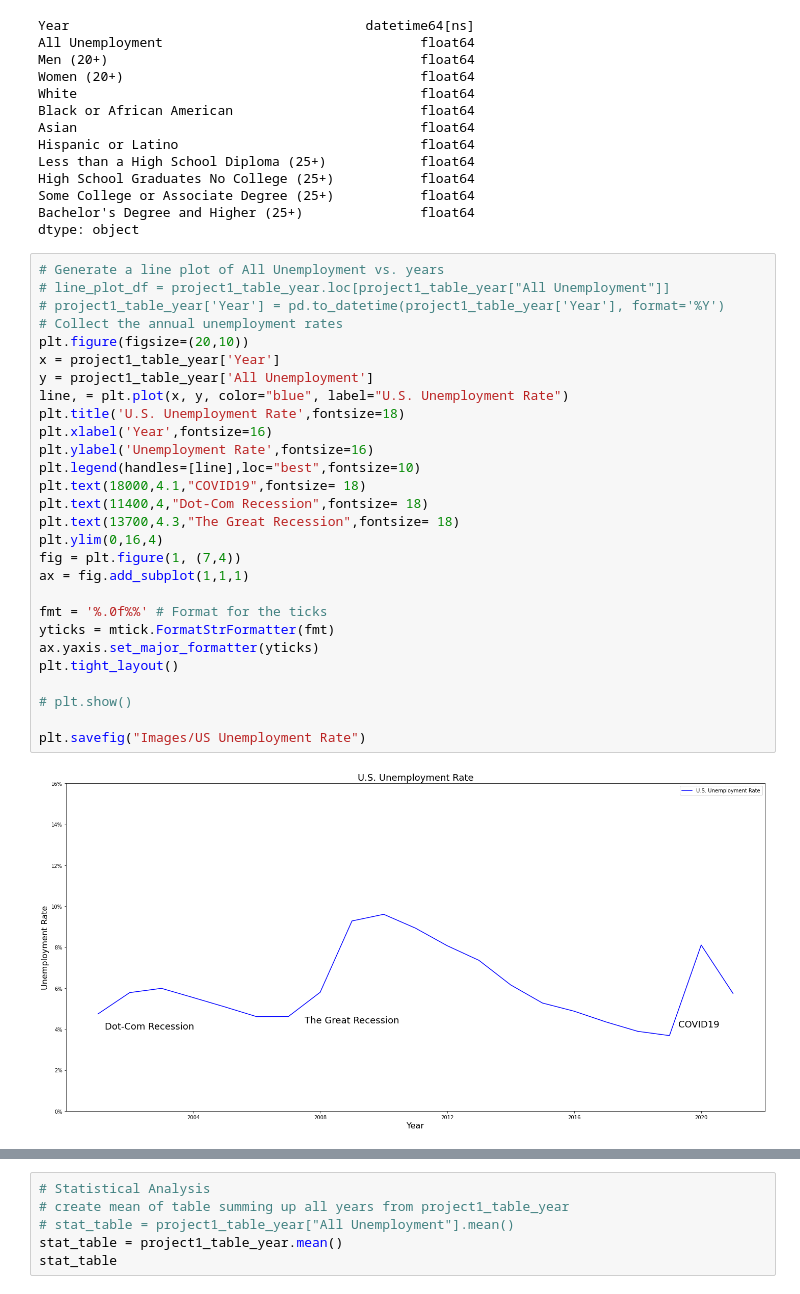
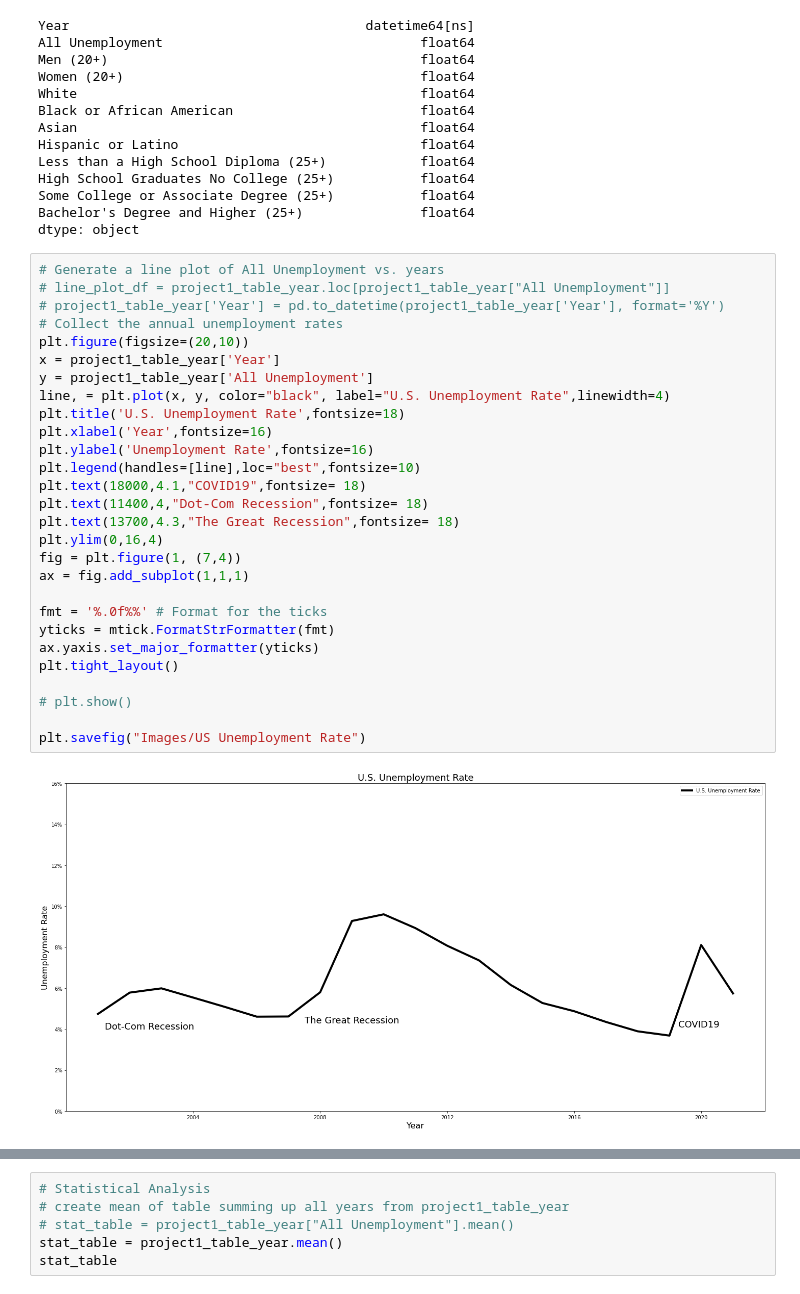
Before and after one commit to EpohDespair/Project-1, a Jupyter notebook: project1.ipynb, the cells around one changed output, grey strips where cells are left out. Drawn from its saved outputs; the diff is of its cells as text.

```diff
--- a/project1.ipynb
+++ b/project1.ipynb
@@ -94,33 +94,33 @@ dtype: object
 # %%
 # Generate a line plot of All Unemployment vs. years
 # line_plot_df = project1_table_year.loc[project1_table_year["All Unemployment"]]
 # project1_table_year['Year'] = pd.to_datetime(project1_table_year['Year'], format='%Y')
 # Collect the annual unemployment rates
 plt.figure(figsize=(20,10))
 x = project1_table_year['Year']
 y = project1_table_year['All Unemployment']
-line, = plt.plot(x, y, color="blue", label="U.S. Unemployment Rate")
+line, = plt.plot(x, y, color="black", label="U.S. Unemployment Rate",linewidth=4)
 plt.title('U.S. Unemployment Rate',fontsize=18)
 plt.xlabel('Year',fontsize=16)
 plt.ylabel('Unemployment Rate',fontsize=16)
 plt.legend(handles=[line],loc="best",fontsize=10)
 plt.text(18000,4.1,"COVID19",fontsize= 18)
 plt.text(11400,4,"Dot-Com Recession",fontsize= 18)
 plt.text(13700,4.3,"The Great Recession",fontsize= 18)
 plt.ylim(0,16,4)
 fig = plt.figure(1, (7,4))
 ax = fig.add_subplot(1,1,1)
 
 fmt = '%.0f%%' # Format for the ticks
 yticks = mtick.FormatStrFormatter(fmt)
 ax.yaxis.set_major_formatter(yticks)
 plt.tight_layout()
 
 # plt.show()
 
 plt.savefig("Images/US Unemployment Rate")
 # %% [output]
-[figure, old version]
+[figure, new version]
 # %%
 
 plt.figure(figsize=(20,10))
```
Also changed, not shown: parts of 18 cells of this notebook, 14 other files.
